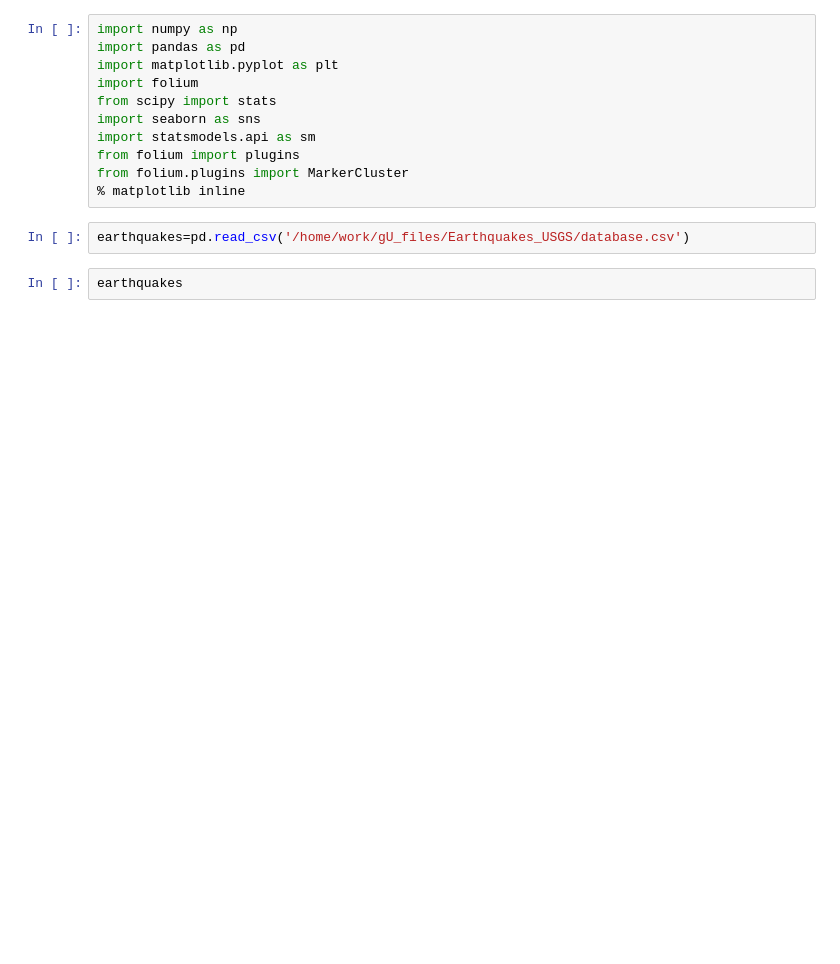
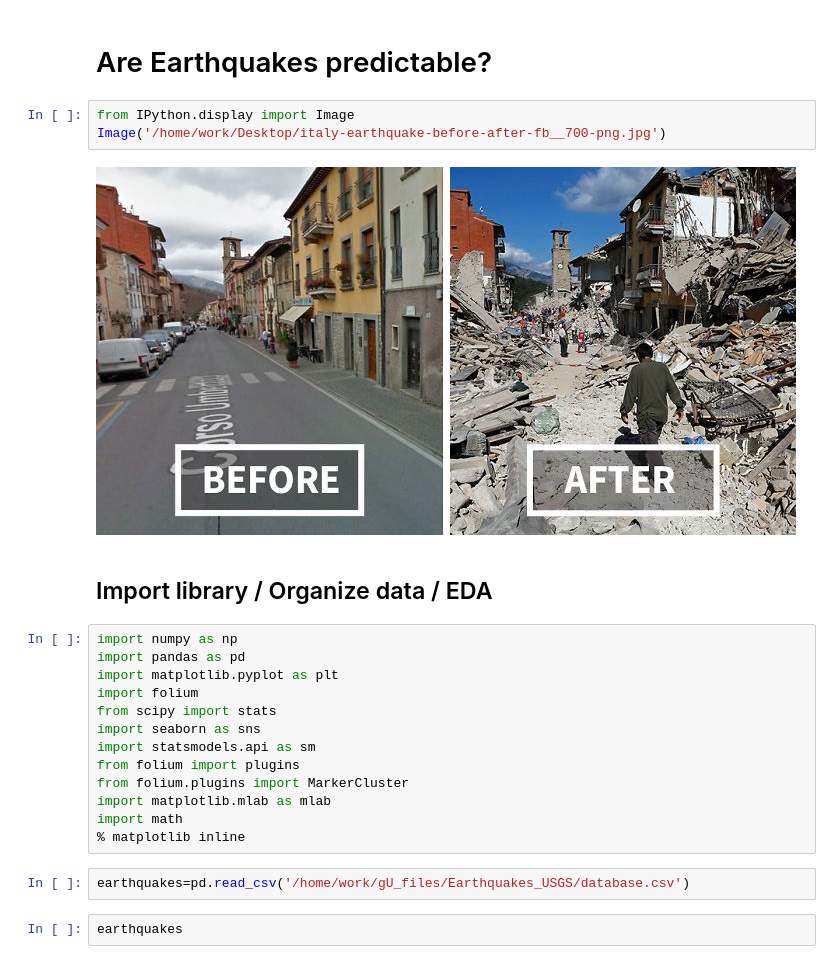
Before and after one commit to jedxie/Earthquakes_USGS, a Jupyter notebook: Earthquake_Stats_Project.ipynb, the cells around one changed output. Saved outputs shown, nothing was run; the diff lists cells and outputs as text; blank space fills up the shorter version.

```diff
--- a/Earthquake_Stats_Project.ipynb
+++ b/Earthquake_Stats_Project.ipynb
@@ -1,3 +1,12 @@
+# %% [markdown]
+# Are Earthquakes predictable?
+# %%
+from IPython.display import Image
+Image('/home/work/Desktop/italy-earthquake-before-after-fb__700-png.jpg')
+# %% [output]
+[figure, added]
+# %% [markdown]
+## Import library / Organize data / EDA
 # %%
 import numpy as np
 import pandas as pd
@@ -8,6 +17,8 @@ import seaborn as sns
 import statsmodels.api as sm
 from folium import plugins
 from folium.plugins import MarkerCluster
+import matplotlib.mlab as mlab
+import math
 % matplotlib inline
 # %%
 earthquakes=pd.read_csv('/home/work/gU_files/Earthquakes_USGS/database.csv')
```
Also changed, not shown: parts of 28 cells of this notebook.
